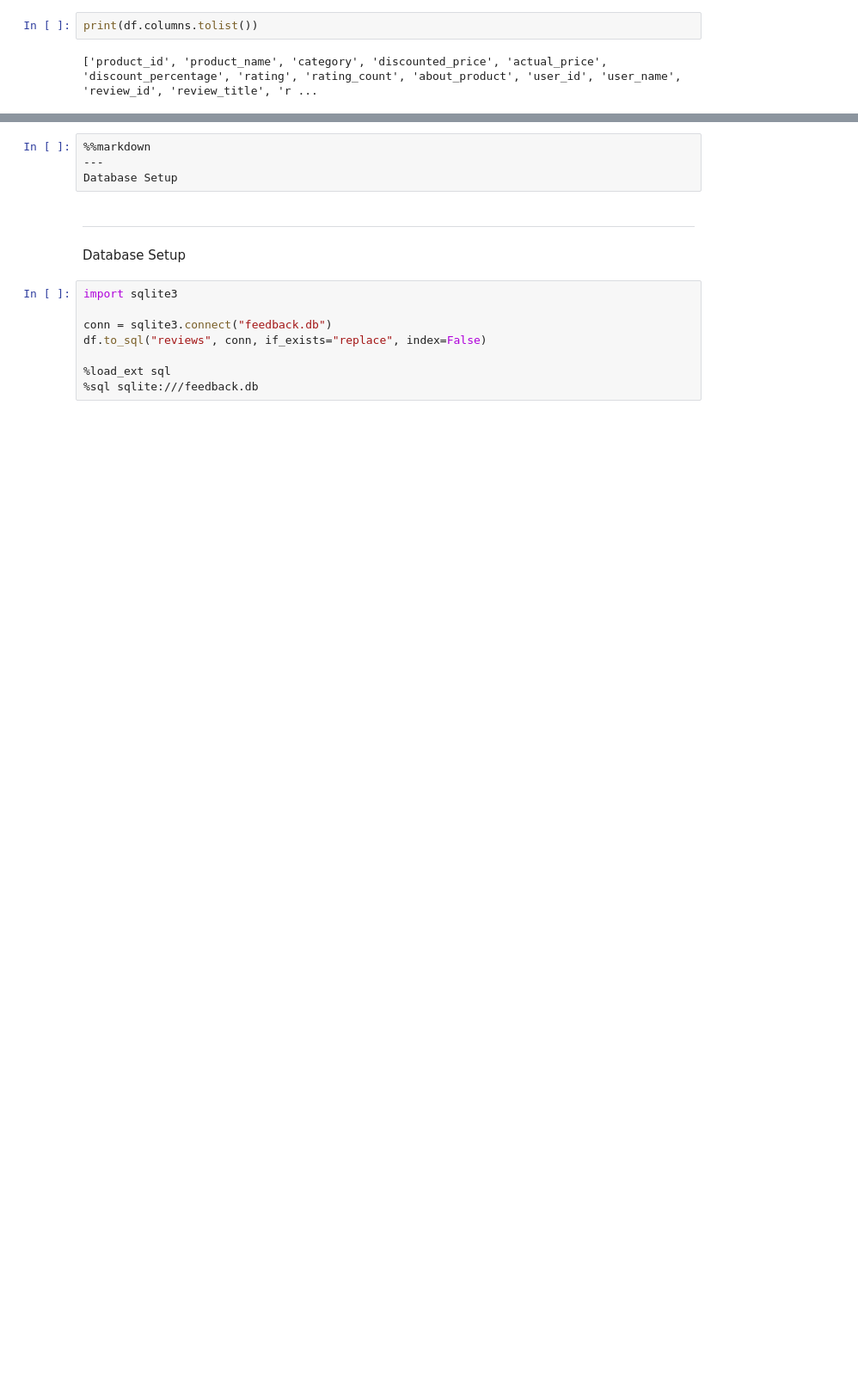
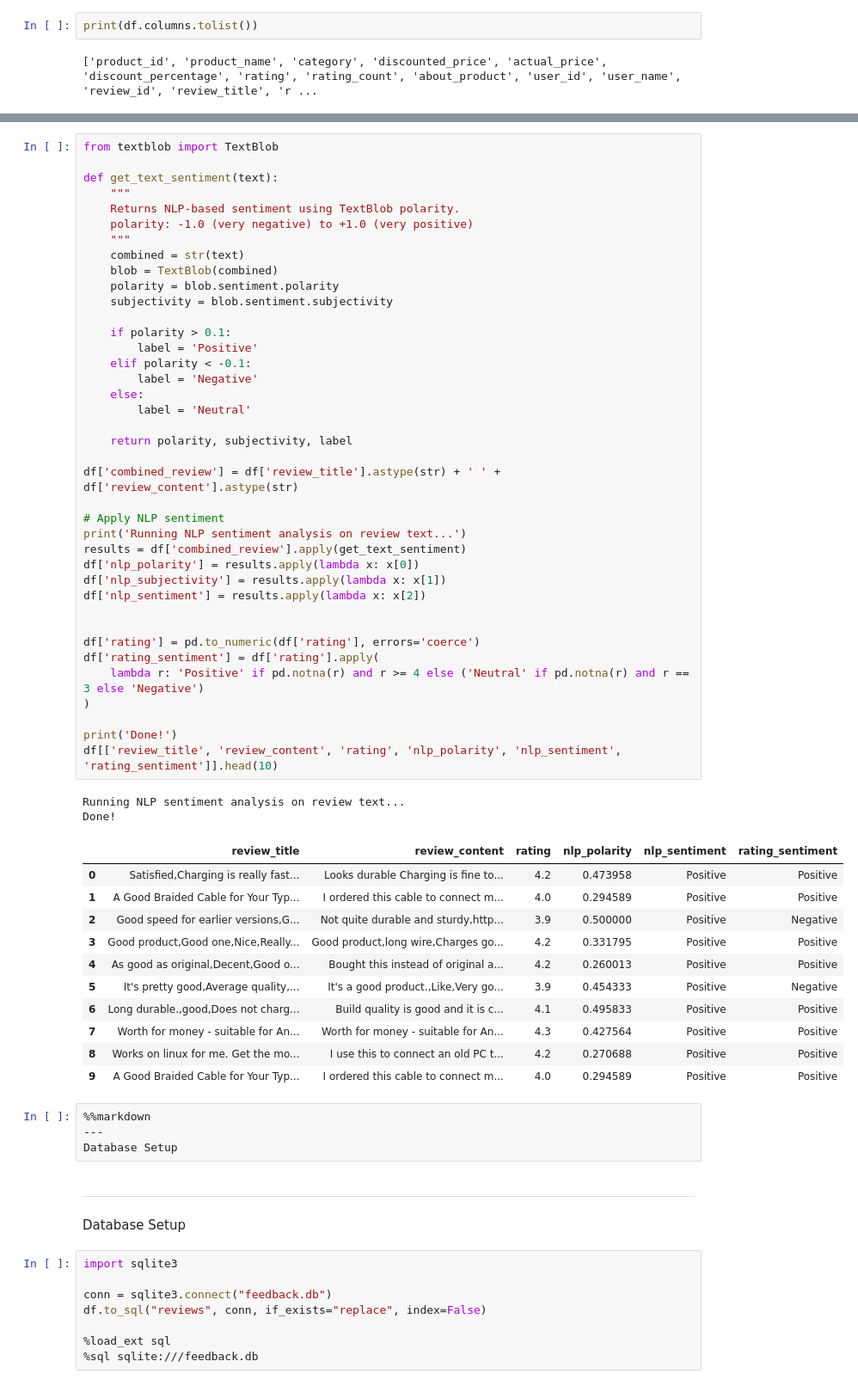
Before and after one commit to ojaspaul123/Projects, a Jupyter notebook: Amazon-Sentiment-Analysis/Amazon_Sales_Review.ipynb, the cells around one changed output, grey strips where cells are left out. Shown at 86% size. Drawn from its saved outputs; the diff is of its cells as text; blank space fills up the shorter version.

```diff
--- a/Amazon-Sentiment-Analysis/Amazon_Sales_Review.ipynb
+++ b/Amazon-Sentiment-Analysis/Amazon_Sales_Review.ipynb
@@ -76,3 +83,56 @@ print(df.columns.tolist())
+# %%
+from textblob import TextBlob
+
+def get_text_sentiment(text):
+    """
+    Returns NLP-based sentiment using TextBlob polarity.
+    polarity: -1.0 (very negative) to +1.0 (very positive)
+    """
+    combined = str(text)
+    blob = TextBlob(combined)
+    polarity = blob.sentiment.polarity
+    subjectivity = blob.sentiment.subjectivity
+
+    if polarity > 0.1:
+        label = 'Positive'
+    elif polarity < -0.1:
+        label = 'Negative'
+    else:
+        label = 'Neutral'
+
+    return polarity, subjectivity, label
+
+df['combined_review'] = df['review_title'].astype(str) + ' ' + df['review_content'].astype(str)
+
+# Apply NLP sentiment
+print('Running NLP sentiment analysis on review text...')
+results = df['combined_review'].apply(get_text_sentiment)
+df['nlp_polarity'] = results.apply(lambda x: x[0])
+df['nlp_subjectivity'] = results.apply(lambda x: x[1])
+df['nlp_sentiment'] = results.apply(lambda x: x[2])
+
+
+df['rating'] = pd.to_numeric(df['rating'], errors='coerce')
+df['rating_sentiment'] = df['rating'].apply(
+    lambda r: 'Positive' if pd.notna(r) and r >= 4 else ('Neutral' if pd.notna(r) and r == 3 else 'Negative')
+)
+
+print('Done!')
+df[['review_title', 'review_content', 'rating', 'nlp_polarity', 'nlp_sentiment', 'rating_sentiment']].head(10)
+# %% [output]
+Running NLP sentiment analysis on review text...
+Done!
+|  | review_title | review_content | rating | nlp_polarity | nlp_sentiment | rating_sentiment |
+| 0 | Satisfied,Charging is really fast... | Looks durable Charging is fine to... | 4.2 | 0.473958 | Positive | Positive |
+| 1 | A Good Braided Cable for Your Typ... | I ordered this cable to connect m... | 4.0 | 0.294589 | Positive | Positive |
+| 2 | Good speed for earlier versions,G... | Not quite durable and sturdy,http... | 3.9 | 0.500000 | Positive | Negative |
+| 3 | Good product,Good one,Nice,Really... | Good product,long wire,Charges go... | 4.2 | 0.331795 | Positive | Positive |
+| 4 | As good as original,Decent,Good o... | Bought this instead of original a... | 4.2 | 0.260013 | Positive | Positive |
+| 5 | It's pretty good,Average quality,... | It's a good product.,Like,Very go... | 3.9 | 0.454333 | Positive | Negative |
+| 6 | Long durable.,good,Does not charg... | Build quality is good and it is c... | 4.1 | 0.495833 | Positive | Positive |
+| 7 | Worth for money - suitable for An... | Worth for money - suitable for An... | 4.3 | 0.427564 | Positive | Positive |
+| 8 | Works on linux for me. Get the mo... | I use this to connect an old PC t... | 4.2 | 0.270688 | Positive | Positive |
+| 9 | A Good Braided Cable for Your Typ... | I ordered this cable to connect m... | 4.0 | 0.294589 | Positive | Positive |
 # %%
 %%markdown
 ---
```
Also changed, not shown: parts of 10 cells of this notebook.
